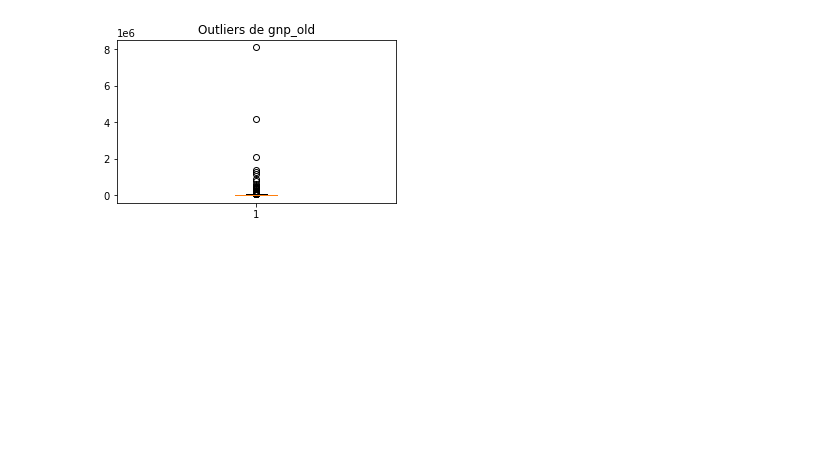
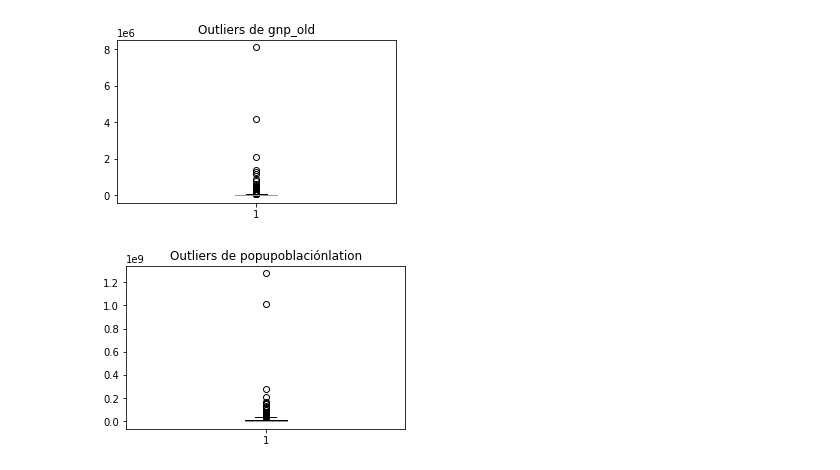
Before and after one commit to VictoriaTeCa/retouno, a Jupyter notebook: retofinal.ipynb, the cells around one changed output. Cells and saved outputs as stored; diff of their text form; code cells hidden in the pictures; blank space fills up the shorter version.

Commit message:
diagrama bigotes population

```diff
--- a/retofinal.ipynb
+++ b/retofinal.ipynb
@@ -227,3 +227,11 @@ plt.title("Outliers de gnp_old")
 plt.show() #dibujamos el diagrama
 # %% [output]
 [figure]
+# %%
+#diagrama bigotes de population
+fig = plt.figure(figsize =(5, 3))
+plt.boxplot(data["population"])
+plt.title("Outliers de popupoblaciónlation")
+plt.show() #dibujamos el diagrama
+# %% [output]
+[figure, added]
```
